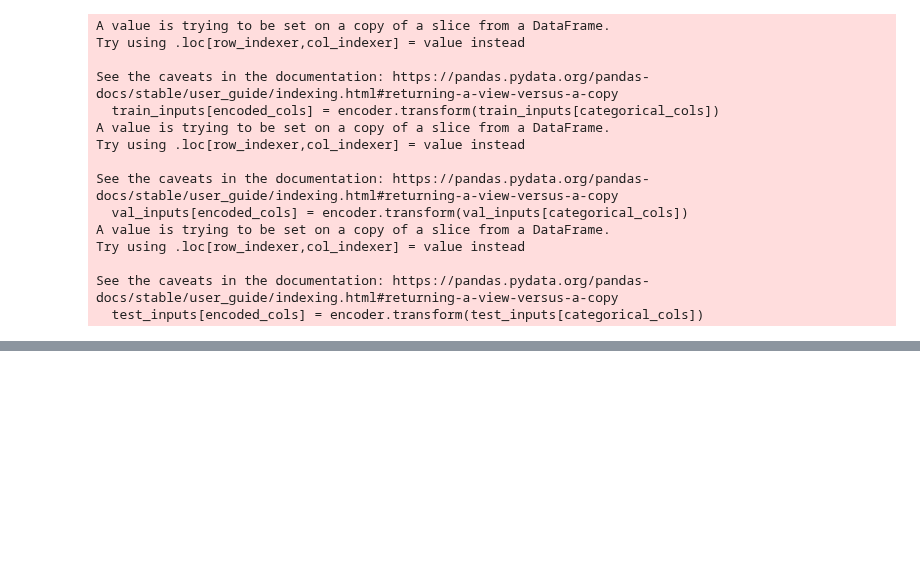
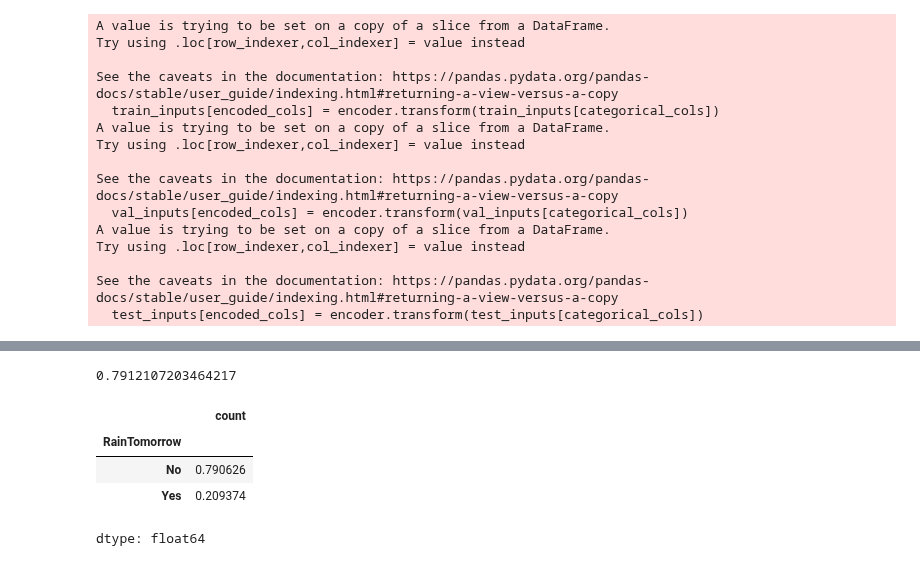
Before and after one commit to keshav123333/temppreddescision, a Jupyter notebook: Untitled0.ipynb, the cells around one changed output, grey strips where cells are left out. Cells and saved outputs as stored; diff of their text form; code cells hidden in the pictures; blank space fills up the shorter version.

```diff
--- a/Untitled0.ipynb
+++ b/Untitled0.ipynb
@@ -249,0 +252,14 @@ x_test=test_inputs[numeric_cols+encoded_cols]
+# %%
+valpred=model.predict(x_val)
+accuracy_score(val_targets,valpred)
+model.score(x_val,val_targets)
+# %% [output]
+0.7912107203464217
+# %%
+pd.value_counts(val_targets)/len(val_targets)
+# %% [output]
+|  | count |
+| RainTomorrow |  |
+| No | 0.790626 |
+| Yes | 0.209374 |
+dtype: float64
```
Also changed, not shown: parts of 14 cells of this notebook.
